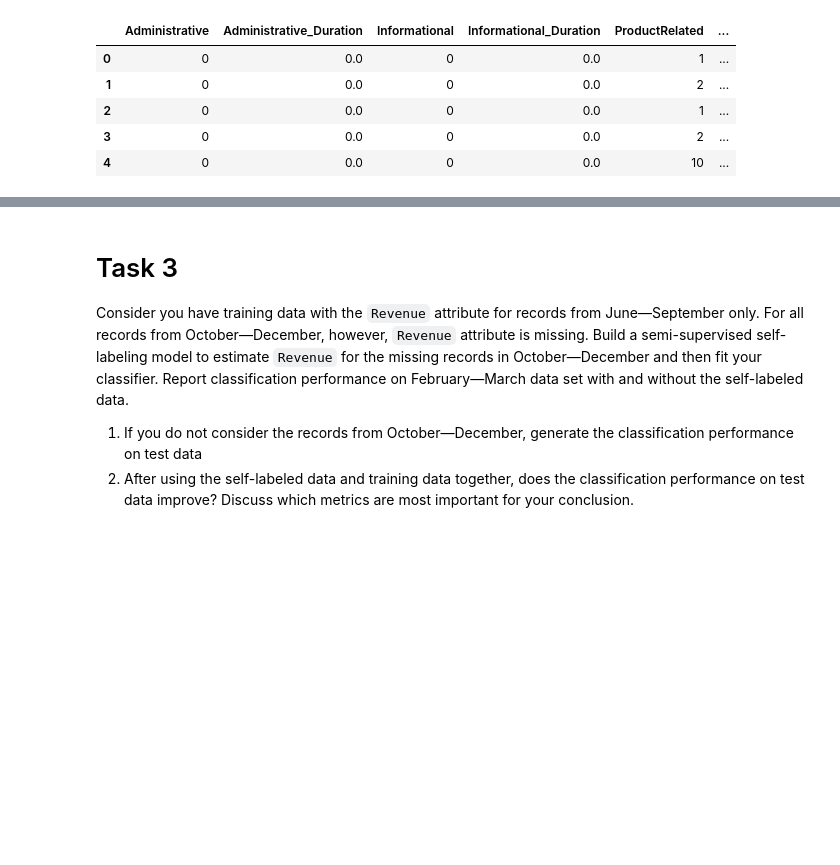
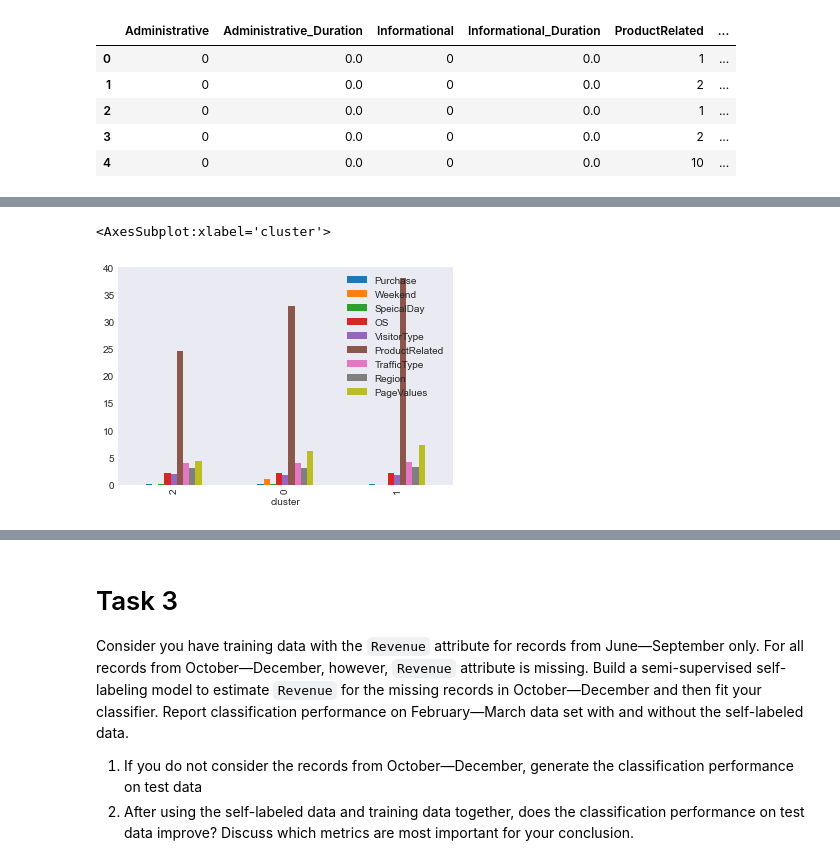
Before and after one commit to sangnguyens/machine-learning-engineer, a Jupyter notebook: assignments/midterm/nb/midterm-assignments-v0.ipynb, the cells around one changed output, grey strips where cells are left out. Saved outputs shown, nothing was run; the diff lists cells and outputs as text; code cells hidden in the pictures; blank space fills up the shorter version.

```diff
--- a/assignments/midterm/nb/midterm-assignments-v0.ipynb
+++ b/assignments/midterm/nb/midterm-assignments-v0.ipynb
@@ -478,5 +492,5 @@ Let's instantiate the new model with n_clusters = 4:
 # %%
-kmeans = KMeans(n_clusters=4, random_state=42)
+kmeans = KMeans(n_clusters=3, random_state=42)
 kmeans.fit(X)
 preds_kmeans = kmeans.predict(X)
 
@@ -493,5 +509,13 @@ data.head()
 # %%
-data.groupby(['cluster'])\
-        .agg(count = ('cluster', 'size'),
-             Purchase= ('Revenue','mean'),
-             Weekend=('Weekend', 'mean'))
+sum_df = data.groupby(['cluster'])\
+                                .agg(count = ('cluster', 'size'),
+                                Purchase= ('Revenue','mean'),
+                                Weekend=('Weekend', 'mean'),
+                                SpeicalDay=('SpecialDay', 'mean'),
+                                OS = ('OperatingSystems', 'mean'),
+                                VisitorType=('VisitorType', 'mean'),
+                                ProductRelated=('ProductRelated', 'mean'),
+                                TrafficType = ('TrafficType', 'mean'),
+                                Region = ('Region', 'mean'),
+                                PageValues = ('PageValues', 'mean'),
+                                ).sort_values(by="Purchase")
@@ -504,0 +530,5 @@ data.groupby(['cluster'])\
+# %%
+sum_df.drop(columns="count").sort_values(by="Purchase").plot(kind='bar')
+# %% [output]
+<AxesSubplot:xlabel='cluster'>
+[figure, added]
```
Also changed, not shown: parts of 32 cells of this notebook.
